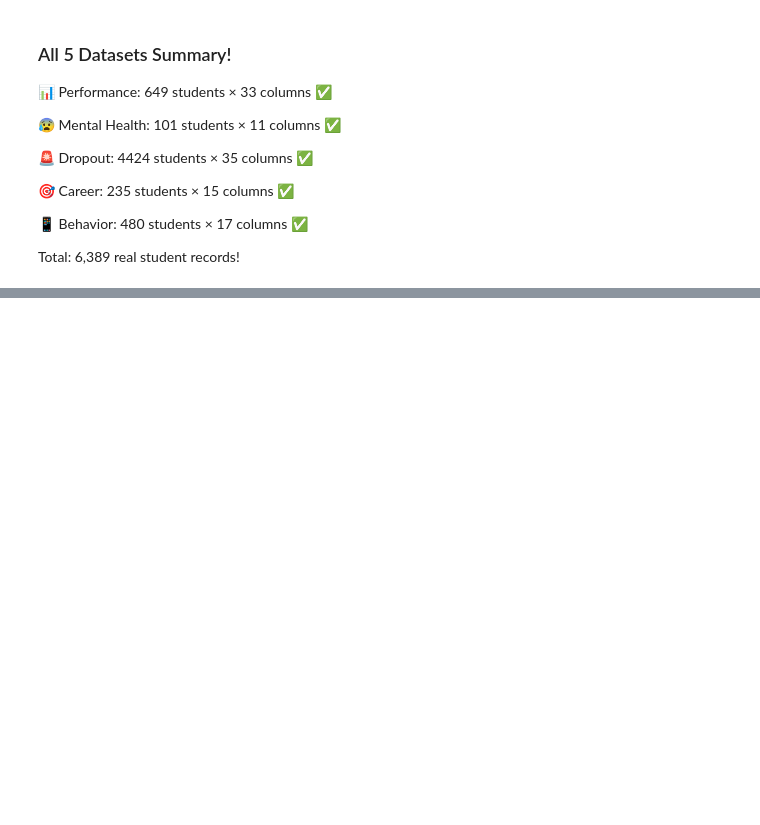
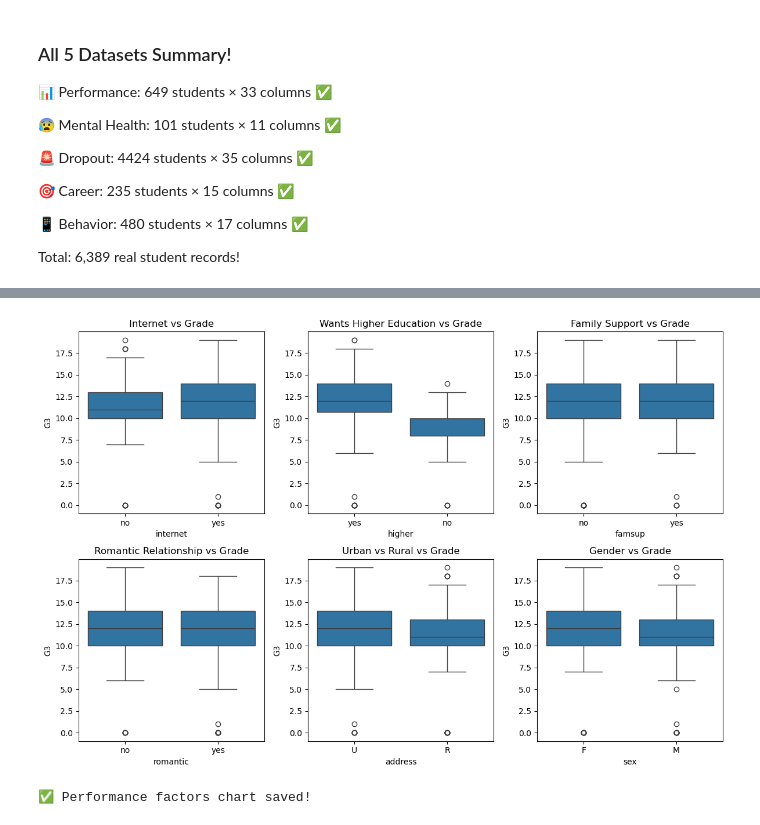
Before and after one commit to Amshavarthana-S/EduMindAI, a Jupyter notebook: notebooks/01_data_exploration/01_explore_data.ipynb.ipynb, the cells around one changed output, grey strips where cells are left out. Drawn from its saved outputs; the diff is of its cells as text; code cells hidden in the pictures; blank space fills up the shorter version.

```diff
--- a/notebooks/01_data_exploration/01_explore_data.ipynb.ipynb
+++ b/notebooks/01_data_exploration/01_explore_data.ipynb.ipynb
@@ -390,0 +407,41 @@ Total: 6,389 real student records!
+# %%
+# Key factors affecting final grade
+plt.figure(figsize=(12, 8))
+
+# Plot 1 - Internet access vs Grade
+plt.subplot(2, 3, 1)
+sns.boxplot(x='internet', y='G3', data=df_performance)
+plt.title('Internet vs Grade')
+
+# Plot 2 - Higher education goal vs Grade
+plt.subplot(2, 3, 2)
+sns.boxplot(x='higher', y='G3', data=df_performance)
+plt.title('Wants Higher Education vs Grade')
+
+# Plot 3 - Family support vs Grade
+plt.subplot(2, 3, 3)
+sns.boxplot(x='famsup', y='G3', data=df_performance)
+plt.title('Family Support vs Grade')
+
+# Plot 4 - Romantic relationship vs Grade
+plt.subplot(2, 3, 4)
+sns.boxplot(x='romantic', y='G3', data=df_performance)
+plt.title('Romantic Relationship vs Grade')
+
+# Plot 5 - Address vs Grade
+plt.subplot(2, 3, 5)
+sns.boxplot(x='address', y='G3', data=df_performance)
+plt.title('Urban vs Rural vs Grade')
+
+# Plot 6 - Gender vs Grade
+plt.subplot(2, 3, 6)
+sns.boxplot(x='sex', y='G3', data=df_performance)
+plt.title('Gender vs Grade')
+
+plt.tight_layout()
+plt.savefig(os.path.join(figures_path, 'performance_factors.png'))
+plt.show()
+print("✅ Performance factors chart saved!")
+# %% [output]
+[figure, added]
+✅ Performance factors chart saved!
```
Also changed, not shown: parts of 4 cells of this notebook, 5 other files.
